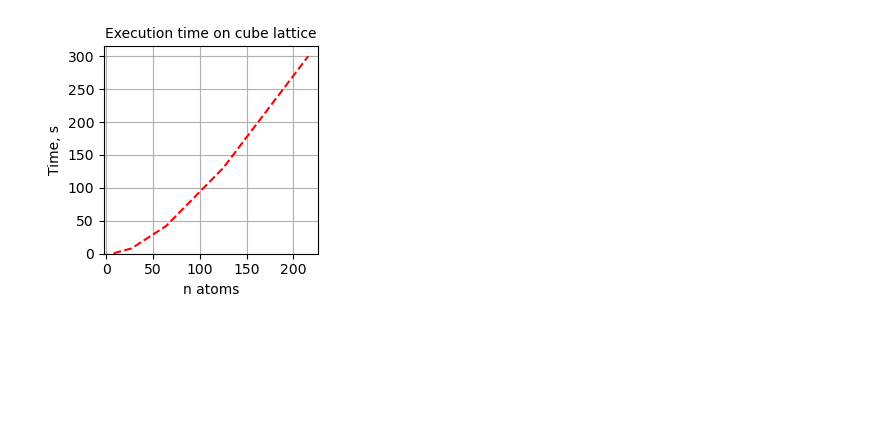
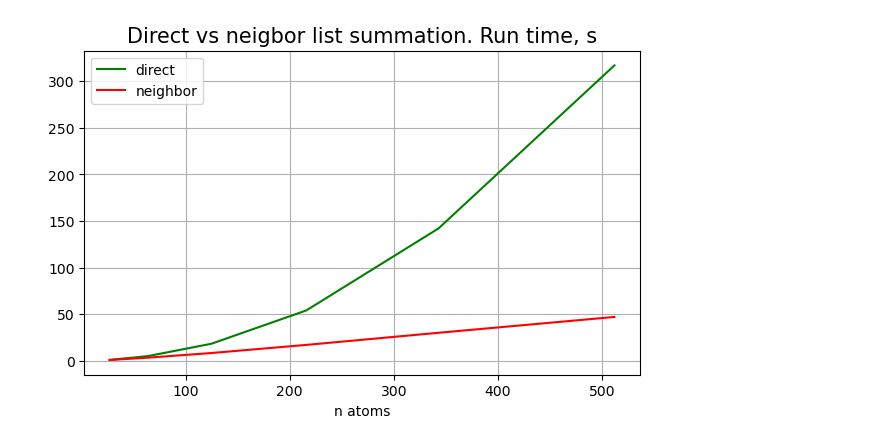
Before and after one commit to maximelianos/molecular-dynamics, a Jupyter notebook: plot/time_lineplot.ipynb, the cells around one changed output. Drawn from its saved outputs; the diff is of its cells as text; code cells hidden in the pictures; blank space fills up the shorter version.

```diff
--- a/plot/time_lineplot.ipynb
+++ b/plot/time_lineplot.ipynb
@@ -8,49 +8,21 @@ import matplotlib.pyplot as plt
 
 #для четкой прорисовки графиков
 #%config InlineBackend.figure_format = 'svg'
-# %%
-#x_vals = [2, 3, 4]
-#y_direct = [0.5, 6, 30]
-x_vals = [    2, 3,  4,  5,    6]
-y_cutoff = [0.7, 8, 42, 130, 300]
-
-x_vals = [x ** 3 for x in x_vals]
-y_vals = y_cutoff
-
-# задаем размеры
-plt.figure(figsize=(3,3))
-
-# заголовок
-plt.title('Execution time on cube lattice',fontsize=10)
-
-# рисуем графики
-plt.plot(x_vals, y_vals, linestyle='--', color='r')
-
-# linestyle: '--' - dashed line style, '-.'- dash-dot line style, ...
-# color: r, g, b, ...
-# marker: '.', 'o', '+', ...
-
-#сетка графика
-plt.grid(True)
-
-# разметка осей
-# plt.xticks([math.pi * x for x in range(-3, 4)], ["-3$\pi$", "-2$\pi$", "-$\pi$", "0", "$\pi$", "2$\pi$", "3$\pi$"])
-# plt.yticks(range(-2, 3))
-
-# подписи осей
-plt.ylabel('Time, s',  fontsize=10)
-plt.xlabel('n atoms',  fontsize=10)
-
-# границы осей
-plt.ylim(bottom=0)
-
-# легенда
-# plt.legend(fontsize=10)
-
-#plt.show()
-
-# сохранить
-plt.tight_layout()
-plt.savefig('fig.pdf')
-# %% [output]
-[figure, removed]
+# %%
+x = list(range(3, 9))
+x = [a ** 3 for a in x]
+y_direct = [0.9, 5.0, 18.3, 54, 142, 317]
+y_neighbor = [0.8, 3.3, 8.3, 17, 30, 47]
+
+fig, axs = plt.subplots(1, 1, layout='constrained', figsize=(6,4))
+
+axs.set_title('Direct vs neigbor list summation. Run time, s' ,fontsize=15)
+axs.plot(x, y_direct, linestyle='-', color='g', label='direct')
+axs.plot(x, y_neighbor, linestyle='-', color='r', label='neighbor')
+axs.grid(True)
+axs.set_xlabel('n atoms',  fontsize=10)
+axs.legend(fontsize=10)
+
+fig.savefig("fig.pdf")
+# %% [output]
+[figure, added]
```
Also changed, not shown: 6 other files.
